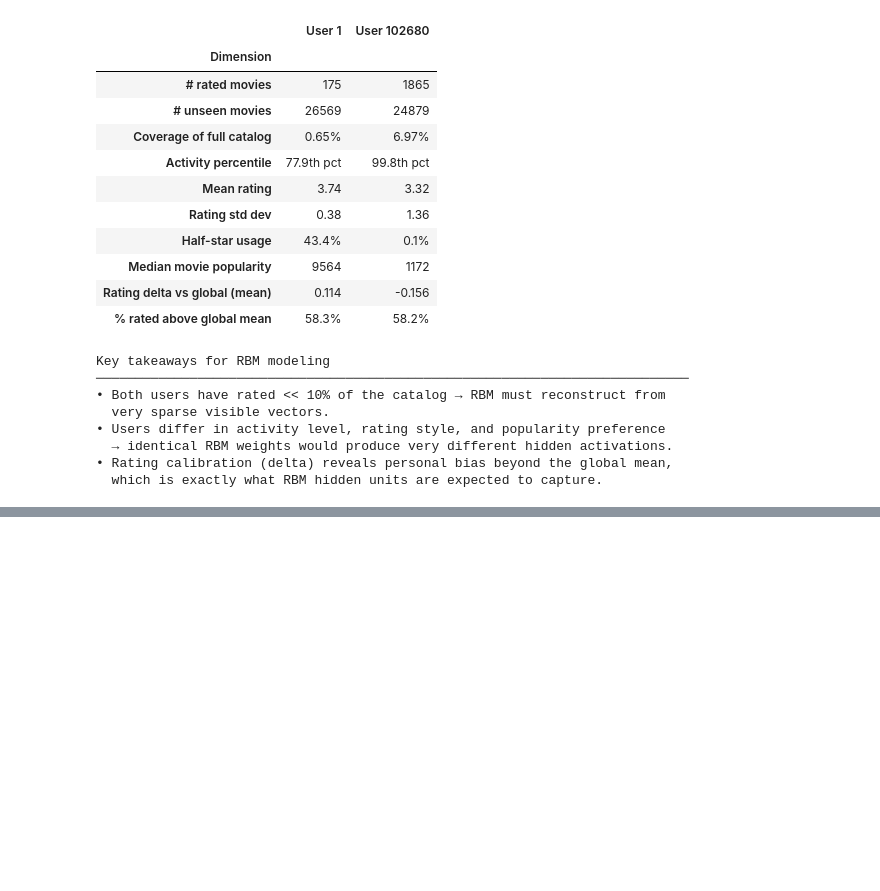
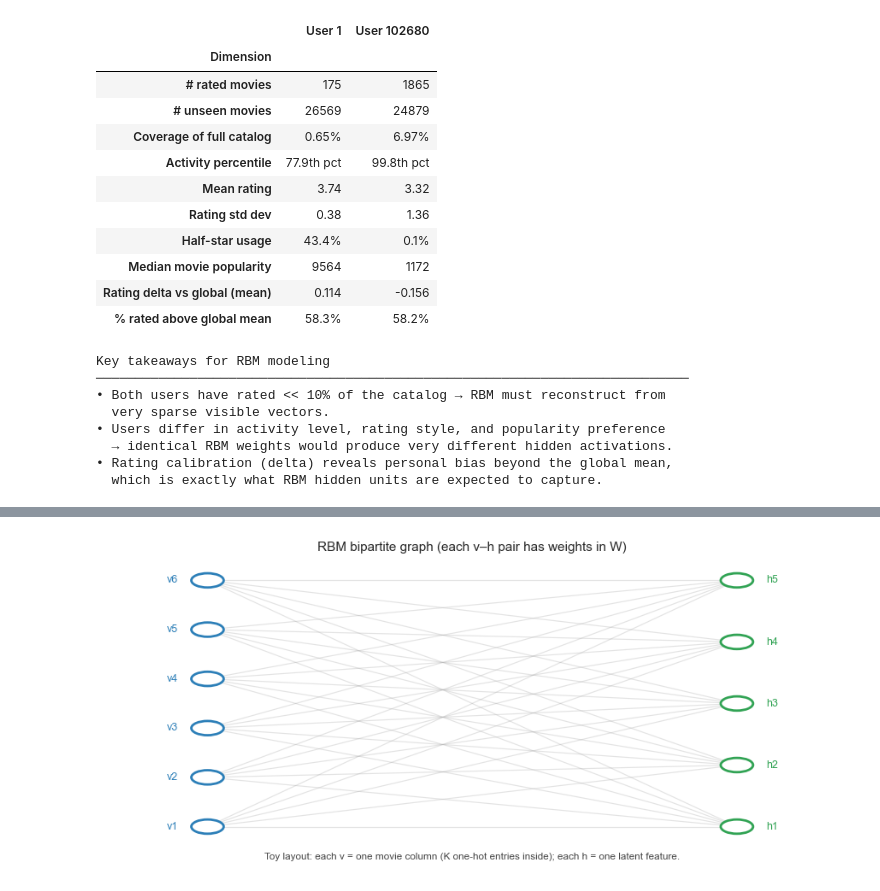
Before and after one commit to yixuan116/MovieLens-with-Restricted-Boltzmann-machine, a Jupyter notebook: notebooks/07_user_profile_analysis.ipynb, the cells around one changed output, grey strips where cells are left out. Saved outputs shown, nothing was run; the diff lists cells and outputs as text; code cells hidden in the pictures; blank space fills up the shorter version.

```diff
--- a/notebooks/07_user_profile_analysis.ipynb
+++ b/notebooks/07_user_profile_analysis.ipynb
@@ -920,0 +1221,52 @@ Key takeaways for RBM modeling
+# %%
+
+import matplotlib.pyplot as plt
+import numpy as np
+
+n_vis, n_hid = 6, 5
+fig, ax = plt.subplots(figsize=(9, 4.2))
+ax.set_xlim(0, 1)
+ax.set_ylim(0, 1)
+ax.axis("off")
+
+xl, xr = 0.14, 0.86
+ys_l = np.linspace(0.12, 0.88, n_vis)
+ys_r = np.linspace(0.12, 0.88, n_hid)
+r = 0.022
+
+for i in range(n_vis):
+    for j in range(n_hid):
+        ax.plot(
+            [xl, xr],
+            [ys_l[i], ys_r[j]],
+            color="#b0b0b0",
+            alpha=0.35,
+            lw=0.85,
+            zorder=1,
+        )
+
+for i in range(n_vis):
+    ax.add_patch(
+        plt.Circle((xl, ys_l[i]), r, facecolor="white", edgecolor="#2c7fb8", lw=2, zorder=3)
+    )
+    ax.text(xl - 0.04, ys_l[i], f"v{i + 1}", ha="right", va="center", fontsize=9, color="#2c7fb8")
+
+for j in range(n_hid):
+    ax.add_patch(
+        plt.Circle((xr, ys_r[j]), r, facecolor="white", edgecolor="#31a354", lw=2, zorder=3)
+    )
+    ax.text(xr + 0.04, ys_r[j], f"h{j + 1}", ha="left", va="center", fontsize=9, color="#31a354")
+
+ax.text(0.5, 0.97, "RBM bipartite graph (each v–h pair has weights in W)", ha="center", fontsize=11)
+ax.text(
+    0.5,
+    0.02,
+    "Toy layout: each v = one movie column (K one-hot entries inside); each h = one latent feature.",
+    ha="center",
+    fontsize=8.5,
+    color="#444444",
+)
+plt.tight_layout()
+plt.show()
+# %% [output]
+[figure, added]
```
Also changed, not shown: parts of 5 cells of this notebook, 1 other file.
